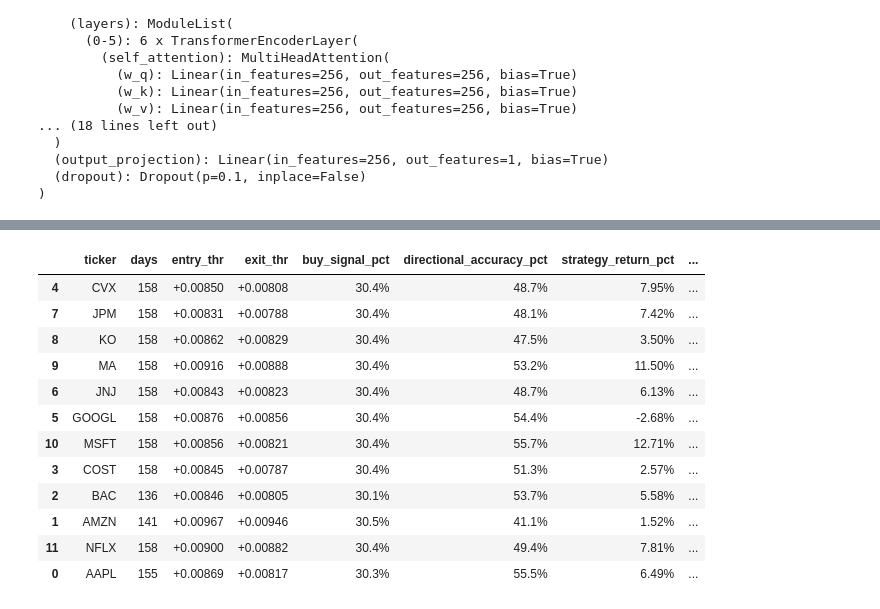
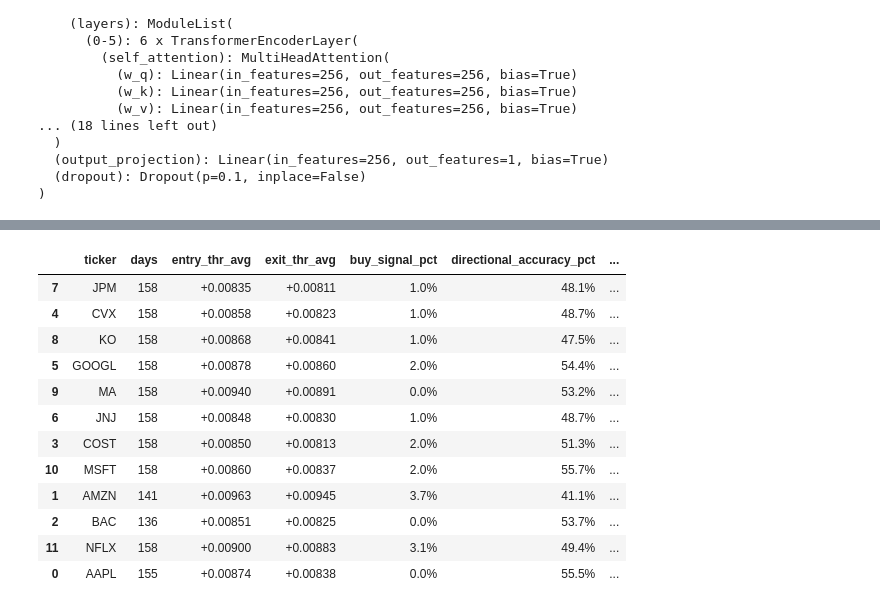
Before and after one commit to ValentinYotov/Stock-price-prediction, a Jupyter notebook: notebooks/02_backtest_simulation.ipynb, the cells around one changed output, grey strips where cells are left out. Drawn from its saved outputs; the diff is of its cells as text; code cells hidden in the pictures.

```diff
--- a/notebooks/02_backtest_simulation.ipynb
+++ b/notebooks/02_backtest_simulation.ipynb
@@ -154,19 +154,18 @@ StockTransformer(
 # %%
 import pandas as pd
 from src.data.dataset import create_sequences
-from src.simulation.rules import signal_from_return_band
 
-# Trading mode:
-#   "band"  - per-ticker quantile thresholds on prediction distribution (active trading)
-#   "fixed" - absolute log-return thresholds from config (effectively buy & hold for biased models)
-trading_mode = "band"
-entry_quantile = 0.70   # buy when prediction is in top 30% for that ticker
-exit_quantile = 0.30    # sell when prediction drops to bottom 30%
+# Causal band strategy: entry/exit thresholds are recomputed each day from the
+# predictions seen so far (walk-forward), so the simulation never uses
+# information from the future. During the first `warmup` days no trades are
+# executed because the per-ticker quantile estimate is not yet stable.
+entry_quantile = 0.70   # buy when today's prediction is in the top 30% of history
+exit_quantile = 0.30    # sell when today's prediction falls into the bottom 30%
+warmup = 60             # days of pure observation before trading starts
 
 ctx = config.data.context_length
-print(f"Trading mode: {trading_mode}")
-if trading_mode == "band":
-    print(f"Entry quantile: {entry_quantile}, exit quantile: {exit_quantile}")
+print(f"Trading mode: causal walk-forward band")
+print(f"Entry quantile: {entry_quantile}, exit quantile: {exit_quantile}, warmup: {warmup}")
 print("Running per-ticker backtests...")
 
 engine = BacktestEngine(
@@ -201,7 +200,6 @@ for ticker, group in test_df.groupby(symbol_col):
     else:
         actual_returns_ticker = seq_y[:, -1, -1]
 
-    # target row starts after the context window; use that real close as the trading price.
     prices_ticker = group[price_col].values[ctx : ctx + len(seq_X)]
     dates_ticker = group[date_col].values[ctx : ctx + len(seq_X)]
 
@@ -214,32 +212,14 @@ for ticker, group in test_df.groupby(symbol_col):
             pred_batches.append(pred.detach().cpu())
     predicted_returns_ticker = torch.cat(pred_batches).numpy().reshape(-1)
 
-    if trading_mode == "band":
-        entry_thr = float(np.quantile(predicted_returns_ticker, entry_quantile))
-        exit_thr = float(np.quantile(predicted_returns_ticker, exit_quantile))
-        signal_mode = "band"
-    else:
-        entry_thr = float(sim.get("entry_threshold_return", 0.005))
-        exit_thr = float(sim.get("exit_threshold_return", -0.005))
-        signal_mode = "default"
-
-    buy_signals = [
-        signal_from_return_band(p, False, entry_thr, exit_thr)
-        for p in predicted_returns_ticker
-    ]
-    n_buy_days = sum(1 for s in buy_signals if s == "buy")
-
-    if target_col == "log_return":
-        result_ticker = engine.run_from_log_returns(
-            prices=prices_ticker,
-            predicted_returns=predicted_returns_ticker,
-            dates=dates_ticker,
-            entry_threshold=entry_thr,
-            exit_threshold=exit_thr,
-            signal_mode=signal_mode,
-        )
-    else:
-        result_ticker = engine.run(prices=prices_ticker, predictions=predicted_returns_ticker)
+    result_ticker = engine.run_band_walk_forward(
+        prices=prices_ticker,
+        predicted_returns=predicted_returns_ticker,
+        dates=dates_ticker,
+        entry_quantile=entry_quantile,
+        exit_quantile=exit_quantile,
+        warmup=warmup,
+    )
 
     metrics_ticker = compute_metrics(
         result_ticker,
@@ -248,9 +228,13 @@ for ticker, group in test_df.groupby(symbol_col):
         prices=prices_ticker,
     )
 
+    avg_entry_thr = float(np.nanmean(result_ticker.entry_thresholds))
+    avg_exit_thr = float(np.nanmean(result_ticker.exit_thresholds))
+
     directional_accuracy = float(
         np.mean(np.sign(predicted_returns_ticker) == np.sign(actual_returns_ticker))
     )
+    n_buy_days = sum(1 for t in result_ticker.trades if t.side == "buy")
 
     per_ticker_results[ticker] = {
         "result": result_ticker,
@@ -259,16 +243,18 @@ for ticker, group in test_df.groupby(symbol_col):
         "dates": dates_ticker,
         "predicted_returns": predicted_returns_ticker,
         "actual_returns": actual_returns_ticker,
-        "entry_thr": entry_thr,
-        "exit_thr": exit_thr,
+        "entry_thr": avg_entry_thr,
+        "exit_thr": avg_exit_thr,
+        "entry_thr_curve": result_ticker.entry_thresholds,
+        "exit_thr_curve": result_ticker.exit_thresholds,
     }
 
     summary_rows.append({
         "ticker": ticker,
         "days": len(prices_ticker),
-        "entry_thr": entry_thr,
-        "exit_thr": exit_thr,
-        "buy_signal_pct": 100 * n_buy_days / len(prices_ticker),
+        "entry_thr_avg": avg_entry_thr,
+        "exit_thr_avg": avg_exit_thr,
+        "buy_signal_pct": 100 * n_buy_days / max(1, len(prices_ticker) - warmup),
         "directional_accuracy_pct": 100 * directional_accuracy,
         "strategy_return_pct": metrics_ticker.total_return_pct,
         "buy_hold_return_pct": metrics_ticker.buy_and_hold_return_pct,
@@ -284,8 +270,8 @@ print("=" * 90)
 print("PER-TICKER BACKTEST SUMMARY")
 print("=" * 90)
 display(summary_df.style.format({
-    "entry_thr": "{:+.5f}",
-    "exit_thr": "{:+.5f}",
+    "entry_thr_avg": "{:+.5f}",
+    "exit_thr_avg": "{:+.5f}",
     "buy_signal_pct": "{:.1f}%",
     "directional_accuracy_pct": "{:.1f}%",
     "strategy_return_pct": "{:.2f}%",
@@ -315,19 +301,19 @@ Entry quantile: 0.7, exit quantile: 0.3
 Running per-ticker backtests...
 ==========================================================================================
 PER-TICKER BACKTEST SUMMARY
 ==========================================================================================
-|  | ticker | days | entry_thr | exit_thr | buy_signal_pct | directional_accuracy_pct | strategy_return_pct | ... |
-| 4 | CVX | 158 | +0.00850 | +0.00808 | 30.4% | 48.7% | 7.95% | ... |
-| 7 | JPM | 158 | +0.00831 | +0.00788 | 30.4% | 48.1% | 7.42% | ... |
-| 8 | KO | 158 | +0.00862 | +0.00829 | 30.4% | 47.5% | 3.50% | ... |
-| 9 | MA | 158 | +0.00916 | +0.00888 | 30.4% | 53.2% | 11.50% | ... |
-| 6 | JNJ | 158 | +0.00843 | +0.00823 | 30.4% | 48.7% | 6.13% | ... |
-| 5 | GOOGL | 158 | +0.00876 | +0.00856 | 30.4% | 54.4% | -2.68% | ... |
-| 10 | MSFT | 158 | +0.00856 | +0.00821 | 30.4% | 55.7% | 12.71% | ... |
-| 3 | COST | 158 | +0.00845 | +0.00787 | 30.4% | 51.3% | 2.57% | ... |
-| 2 | BAC | 136 | +0.00846 | +0.00805 | 30.1% | 53.7% | 5.58% | ... |
-| 1 | AMZN | 141 | +0.00967 | +0.00946 | 30.5% | 41.1% | 1.52% | ... |
-| 11 | NFLX | 158 | +0.00900 | +0.00882 | 30.4% | 49.4% | 7.81% | ... |
-| 0 | AAPL | 155 | +0.00869 | +0.00817 | 30.3% | 55.5% | 6.49% | ... |
+|  | ticker | days | entry_thr_avg | exit_thr_avg | buy_signal_pct | directional_accuracy_pct | ... |
+| 7 | JPM | 158 | +0.00835 | +0.00811 | 1.0% | 48.1% | ... |
+| 4 | CVX | 158 | +0.00858 | +0.00823 | 1.0% | 48.7% | ... |
+| 8 | KO | 158 | +0.00868 | +0.00841 | 1.0% | 47.5% | ... |
+| 5 | GOOGL | 158 | +0.00878 | +0.00860 | 2.0% | 54.4% | ... |
+| 9 | MA | 158 | +0.00940 | +0.00891 | 0.0% | 53.2% | ... |
+| 6 | JNJ | 158 | +0.00848 | +0.00830 | 1.0% | 48.7% | ... |
+| 3 | COST | 158 | +0.00850 | +0.00813 | 2.0% | 51.3% | ... |
+| 10 | MSFT | 158 | +0.00860 | +0.00837 | 2.0% | 55.7% | ... |
+| 1 | AMZN | 141 | +0.00963 | +0.00945 | 3.7% | 41.1% | ... |
+| 2 | BAC | 136 | +0.00851 | +0.00825 | 0.0% | 53.7% | ... |
+| 11 | NFLX | 158 | +0.00900 | +0.00883 | 3.1% | 49.4% | ... |
+| 0 | AAPL | 155 | +0.00874 | +0.00838 | 0.0% | 55.5% | ... |
 Aggregate:
 Tickers tested:              12
```
Also changed, not shown: parts of 4 cells of this notebook, 3 other files.
